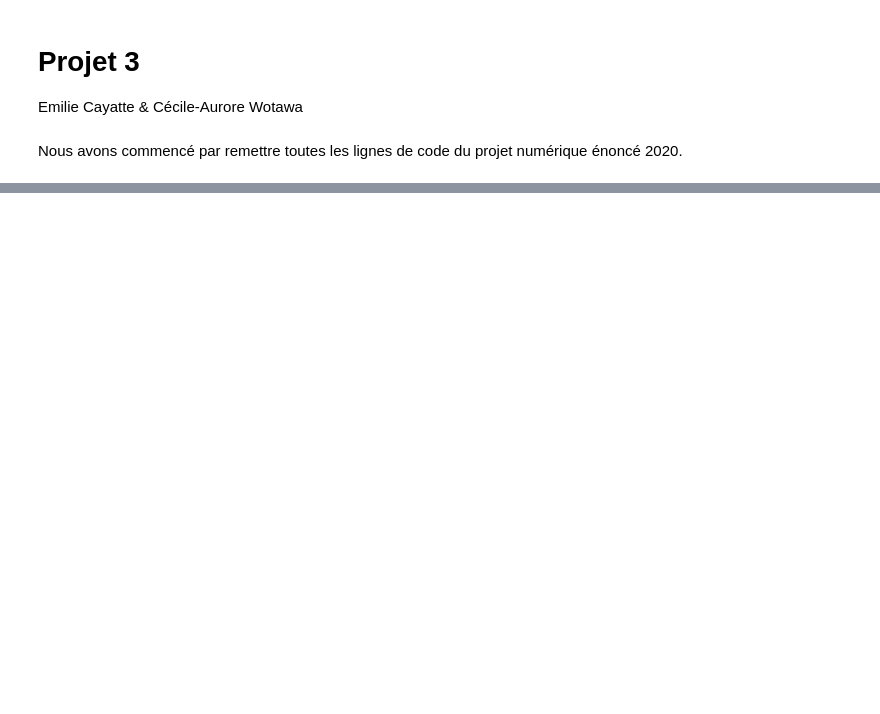
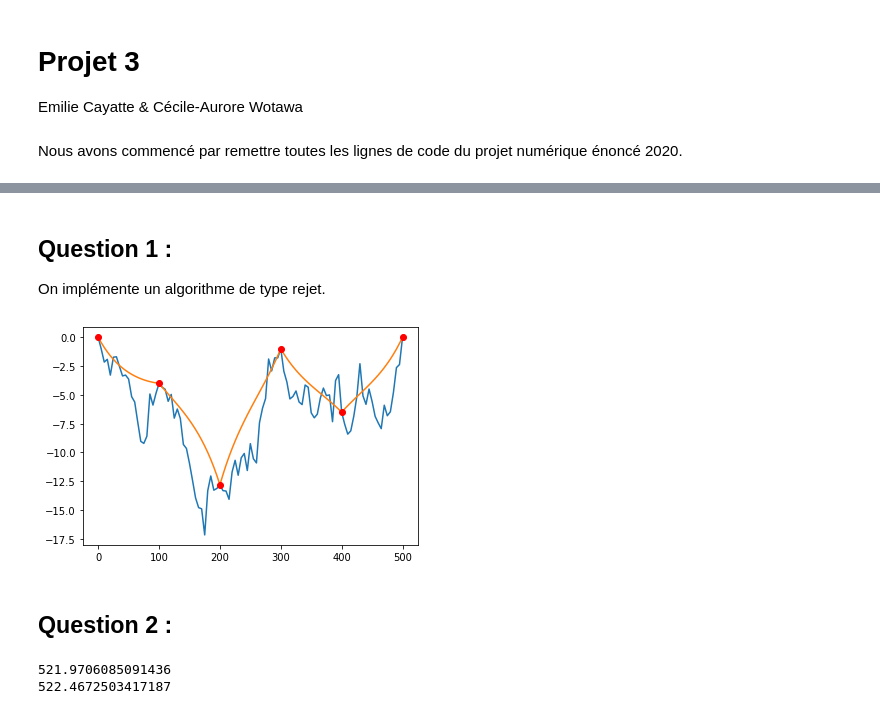
Before and after one commit to cwotawa/Projet-3, a Jupyter notebook: Projet_3.ipynb, the cells around one changed output, grey strips where cells are left out. Saved outputs shown, nothing was run; the diff lists cells and outputs as text; code cells hidden in the pictures; blank space fills up the shorter version.

```diff
--- a/Projet_3.ipynb
+++ b/Projet_3.ipynb
@@ -108,0 +110,53 @@ np.mean(result>525)
+# %% [markdown]
+## __Question 1 :__
+
+On implémente un algorithme de type rejet.
+# %%
+def simu_neg(Ec):
+    Cholesky = np.linalg.cholesky(SigmaCond)
+    positif = True
+    while positif:
+        x = np.random.normal(0,1,np.shape(unknown_indexes)[0])
+        simu = Ec + np.matmul(Cholesky,x)
+        compteur = 0
+        for elt in simu:
+            if elt < 0:
+                compteur += 1
+        if compteur == len(simu):
+            positif = False
+    return simu
+
+allval4 = np.zeros(N)
+allval4[unknown_indexes]=simu_neg(Ec)
+allval4[observation_indexes]=depth
+plt.plot(discretization,allval4)
+plt.plot(discretization,allval1)
+plt.plot(discretization[observation_indexes], depth, 'ro')
+plt.show()
+# %% [output]
+[figure, added]
+# %% [markdown]
+## __Question 2 :__
+# %%
+K=1000
+new_result = np.zeros(K)
+old_result = np.zeros(K)
+
+allval3 = np.zeros(N)
+allval4 = np.zeros(N)
+allval3[observation_indexes]=depth
+allval4[observation_indexes]=depth
+
+for i in range(K):
+    allval4[unknown_indexes]= simu_neg(Ec)
+    new_result[i]=length(allval4,Delta)
+
+    x=np.random.normal(0,1,np.shape(unknown_indexes)[0])
+    allval3[unknown_indexes]=Ec + np.matmul(Cholesky,x)
+    old_result[i]=length(allval3,Delta)
+
+print(sum(new_result)/K)
+print(sum(old_result)/K)
+# %% [output]
+521.9706085091436
+522.4672503417187
```
Also changed, not shown: parts of 19 cells of this notebook.
